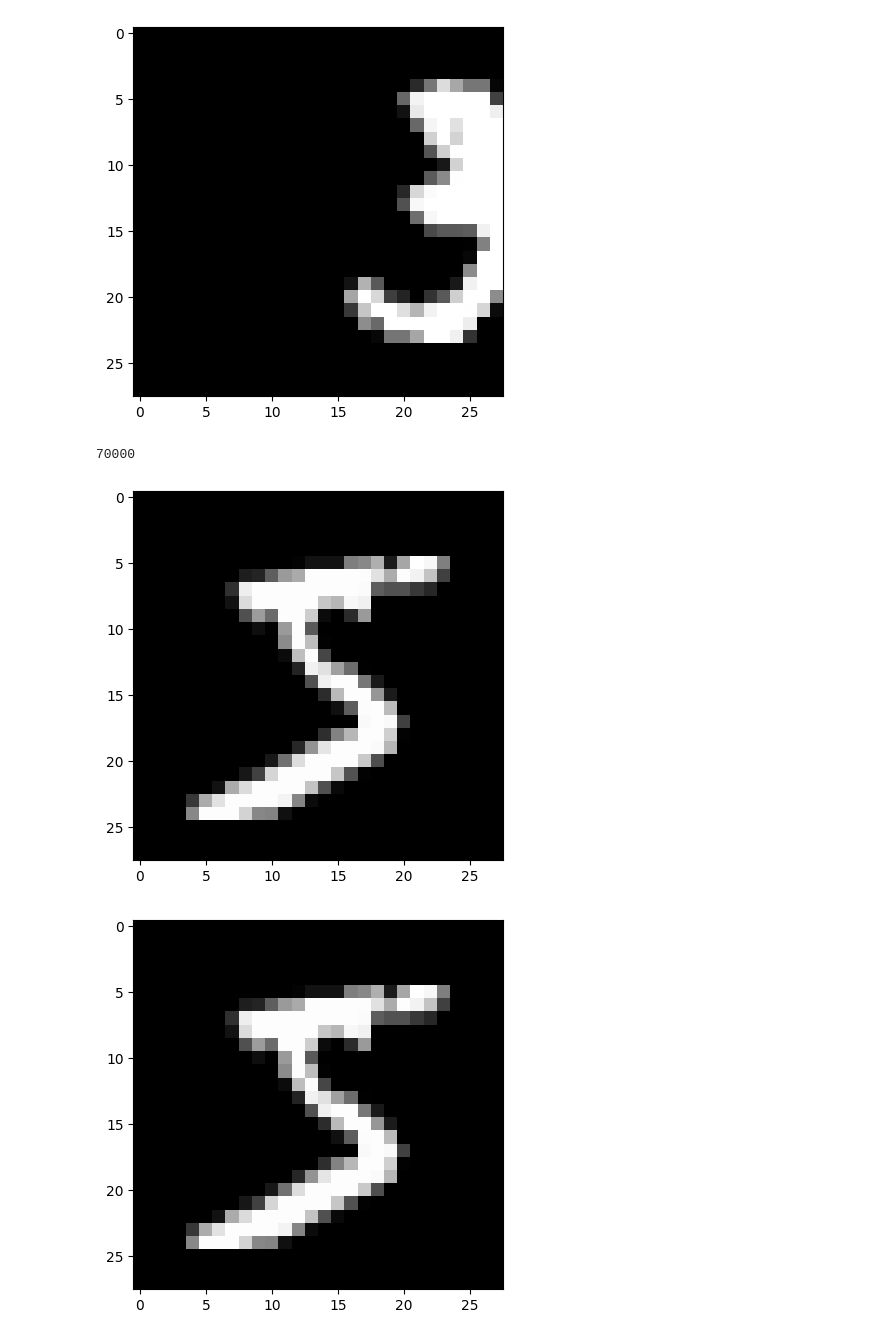
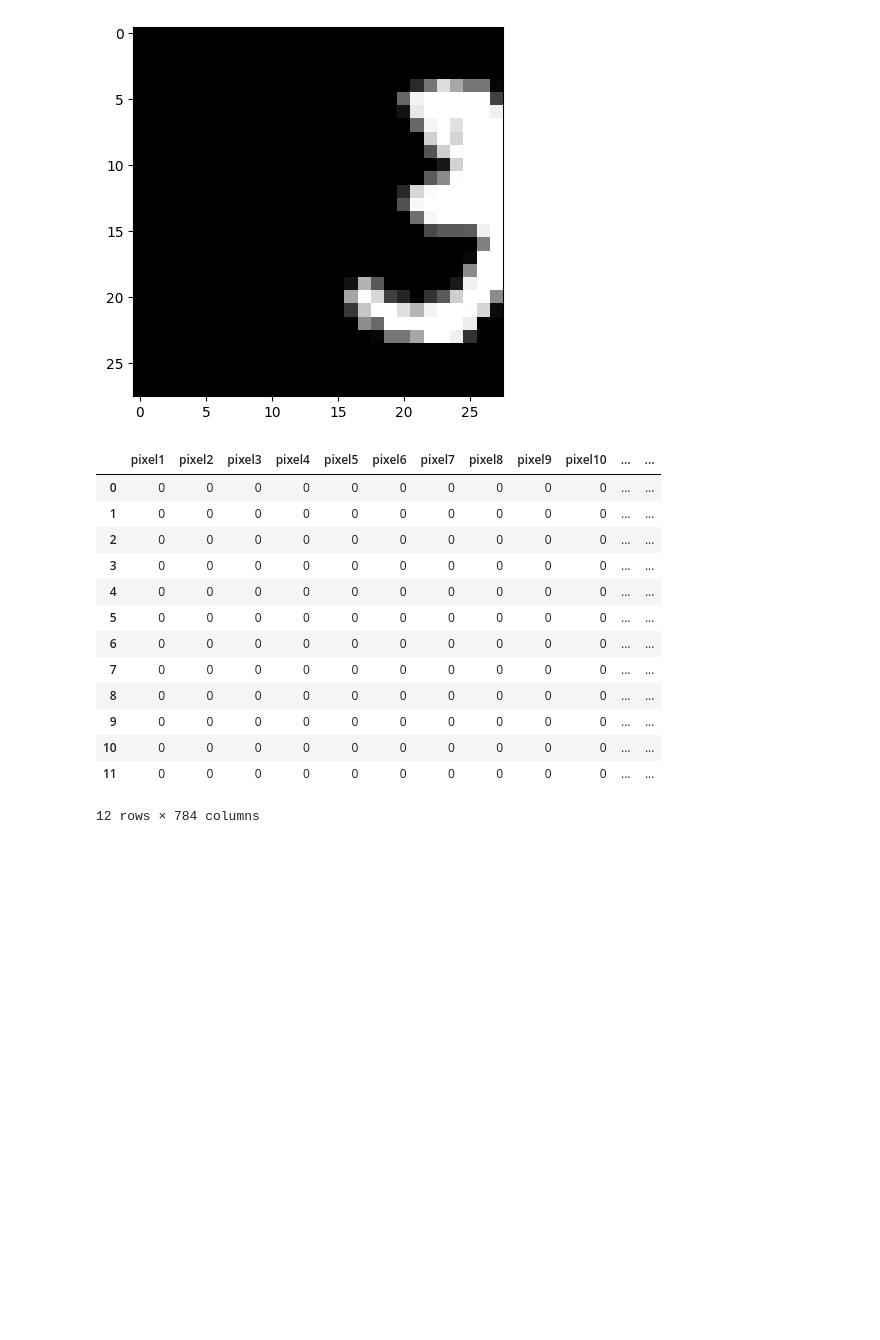
Before and after one commit to berkasin01/mnist_digit_classifier, a Jupyter notebook: mnist_cnn.ipynb, the cells around one changed output. Drawn from its saved outputs; the diff is of its cells as text; code cells hidden in the pictures; blank space fills up the shorter version.

```diff
--- a/mnist_cnn.ipynb
+++ b/mnist_cnn.ipynb
@@ -96,9 +96,10 @@ plt.imshow(shifted_img, cmap="gray")
 [figure]
 # %%
 import random
+import pandas as pd
 
-def rand_rot_img(dataset,max_degree,min_degree,amount_of_rots):
-    print(dataset.shape[0])
+def rand_rot_img_df(dataset,max_degree,min_degree,amount_of_rots):
+    new_rows = []
     for i in range(3):
         img_cols = dataset.iloc[i,:].values
         img = img_cols.reshape(28,28)
@@ -110,11 +111,24 @@ def rand_rot_img(dataset,max_degree,min_degree,amount_of_rots):
                 transforms.RandomRotation(degrees=random_i)
                 ])
             rotated_img = Rotate_Transformation(img)
-            plt.imshow(rotated_img,cmap="gray")
-            plt.show()
+            img_flat = np.array(rotated_img).flatten()
+            new_rows.append(pd.Series(img_flat, index=dataset.columns))
+    augmented_df = pd.DataFrame(new_rows)
+    return augmented_df
 # %%
-rand_rot_img(data,0,60,4)
+rand_rot_img_df(data,0,60,4)
 # %% [output]
+|  | pixel1 | pixel2 | pixel3 | pixel4 | pixel5 | pixel6 | pixel7 | pixel8 | pixel9 | pixel10 | ... | ... |
+| 0 | 0 | 0 | 0 | 0 | 0 | 0 | 0 | 0 | 0 | 0 | ... | ... |
+| 1 | 0 | 0 | 0 | 0 | 0 | 0 | 0 | 0 | 0 | 0 | ... | ... |
+| 2 | 0 | 0 | 0 | 0 | 0 | 0 | 0 | 0 | 0 | 0 | ... | ... |
+| 3 | 0 | 0 | 0 | 0 | 0 | 0 | 0 | 0 | 0 | 0 | ... | ... |
+| 4 | 0 | 0 | 0 | 0 | 0 | 0 | 0 | 0 | 0 | 0 | ... | ... |
+| 5 | 0 | 0 | 0 | 0 | 0 | 0 | 0 | 0 | 0 | 0 | ... | ... |
+| 6 | 0 | 0 | 0 | 0 | 0 | 0 | 0 | 0 | 0 | 0 | ... | ... |
+| 7 | 0 | 0 | 0 | 0 | 0 | 0 | 0 | 0 | 0 | 0 | ... | ... |
+| 8 | 0 | 0 | 0 | 0 | 0 | 0 | 0 | 0 | 0 | 0 | ... | ... |
+| 9 | 0 | 0 | 0 | 0 | 0 | 0 | 0 | 0 | 0 | 0 | ... | ... |
+| 10 | 0 | 0 | 0 | 0 | 0 | 0 | 0 | 0 | 0 | 0 | ... | ... |
+| 11 | 0 | 0 | 0 | 0 | 0 | 0 | 0 | 0 | 0 | 0 | ... | ... |
-70000
+12 rows × 784 columns
-[figure, removed]
-[figure, removed]
```
Also changed, not shown: parts of 1 cell of this notebook.
